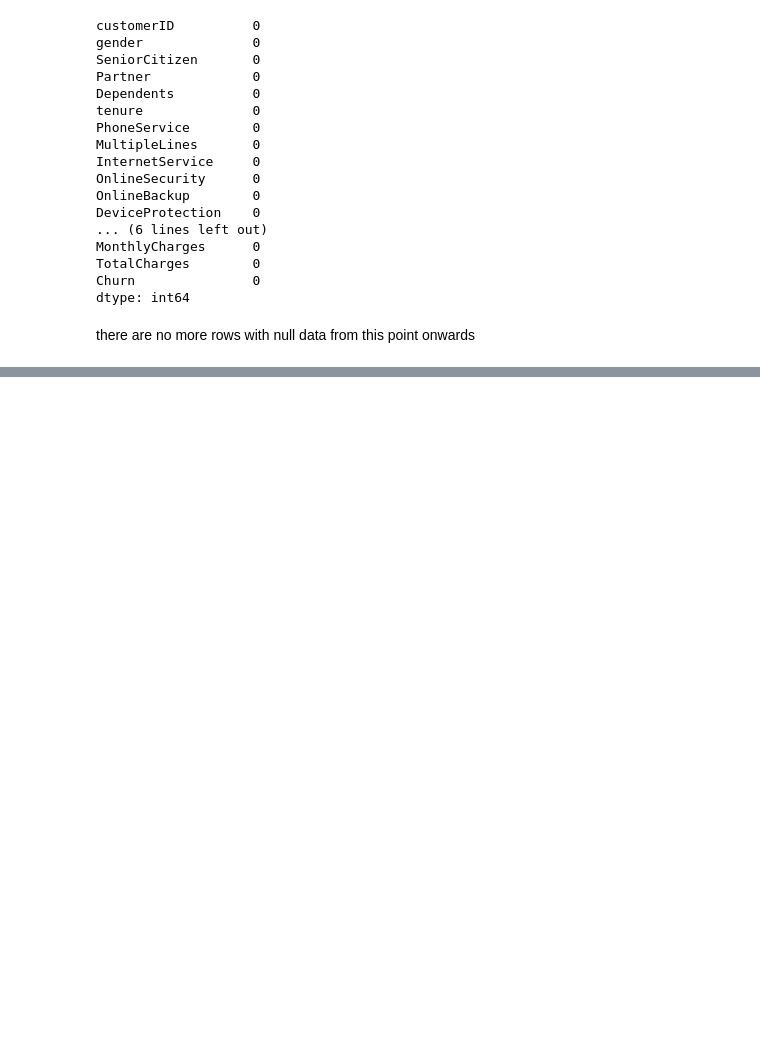
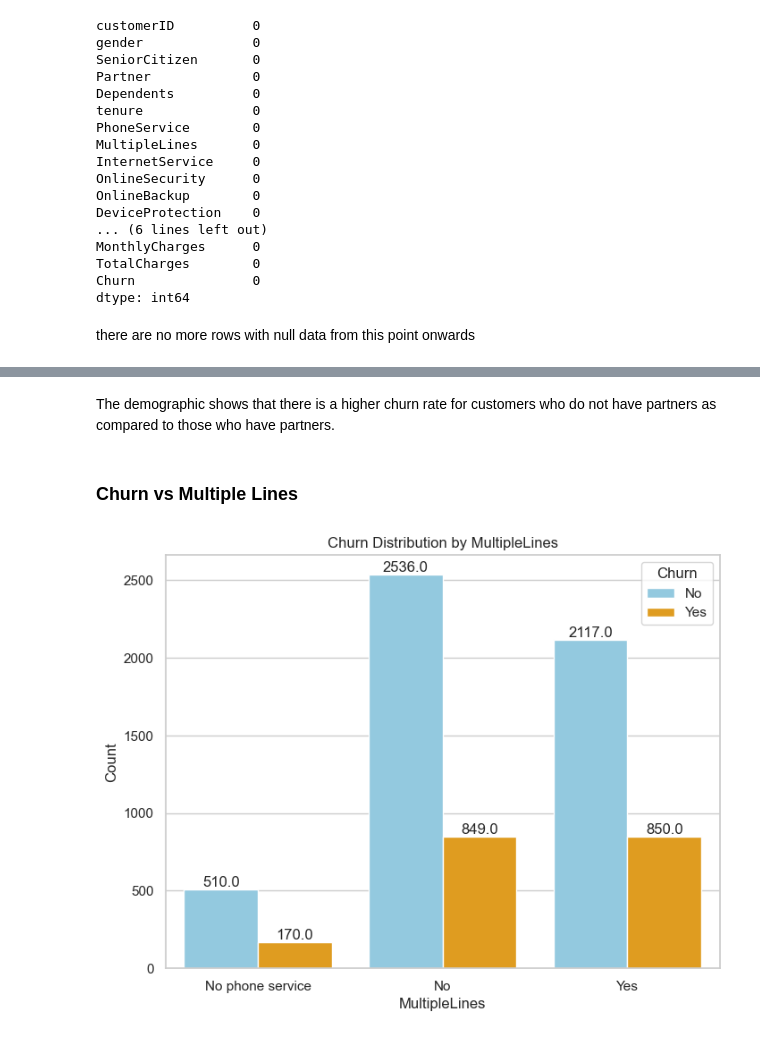
Before and after one commit to thisissteff/customer_churn_prediction, a Jupyter notebook: customer_churn.ipynb, the cells around one changed output, grey strips where cells are left out. Cells and saved outputs as stored; diff of their text form; code cells hidden in the pictures; blank space fills up the shorter version.

```diff
--- a/customer_churn.ipynb
+++ b/customer_churn.ipynb
@@ -95,0 +284,27 @@ there are no more rows with null data from this point onwards
+# %% [markdown]
+The demographic shows that there is a higher churn rate for customers who do not have partners as compared to those who have partners.
+# %% [markdown]
+### Churn vs Multiple Lines
+# %%
+#finding distribution of churn vs non churn differentiated by Multiple Lines
+
+# Create a bar plot using Seaborn
+plt.figure(figsize=(8, 6))
+sns.set(style="whitegrid")
+ax = sns.countplot(x="MultipleLines", hue="Churn", data=df, palette=churn_colors)
+
+for p in ax.patches:
+    height = p.get_height()
+    ax.annotate(f'{height}',
+                (p.get_x() + p.get_width() / 2., height),
+                ha='center', va='bottom')
+
+# Add labels and a title
+plt.xlabel("MultipleLines")
+plt.ylabel("Count")
+plt.title("Churn Distribution by MultipleLines")
+
+# Show the plot
+plt.show()
+# %% [output]
+[figure, added]
```
Also changed, not shown: parts of 38 cells of this notebook.
